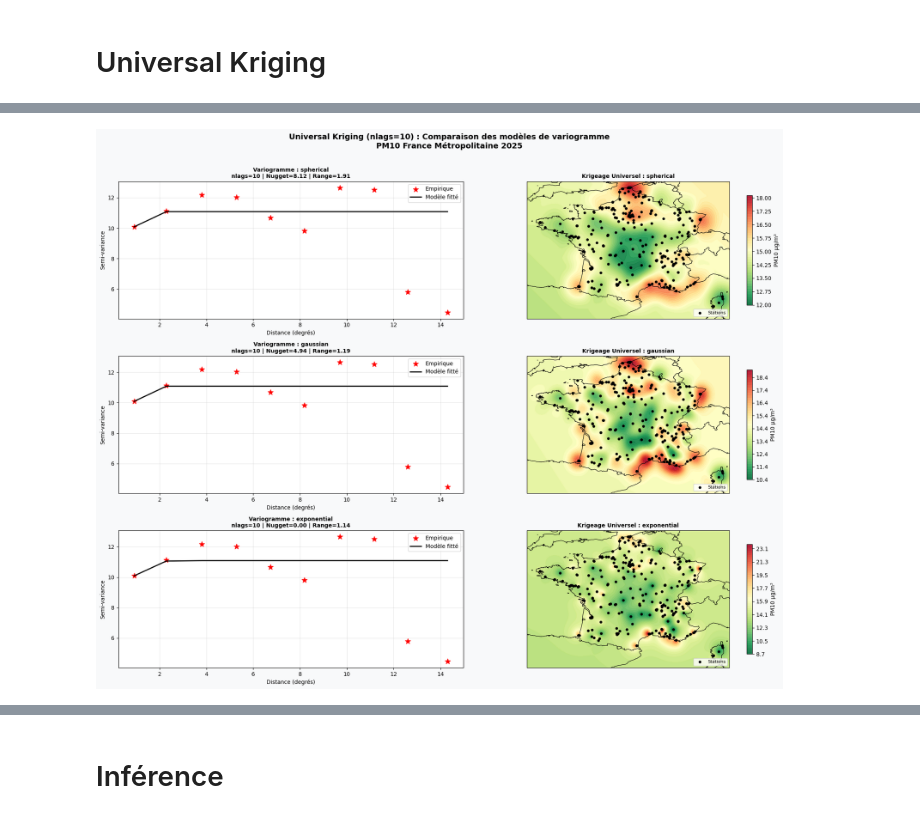
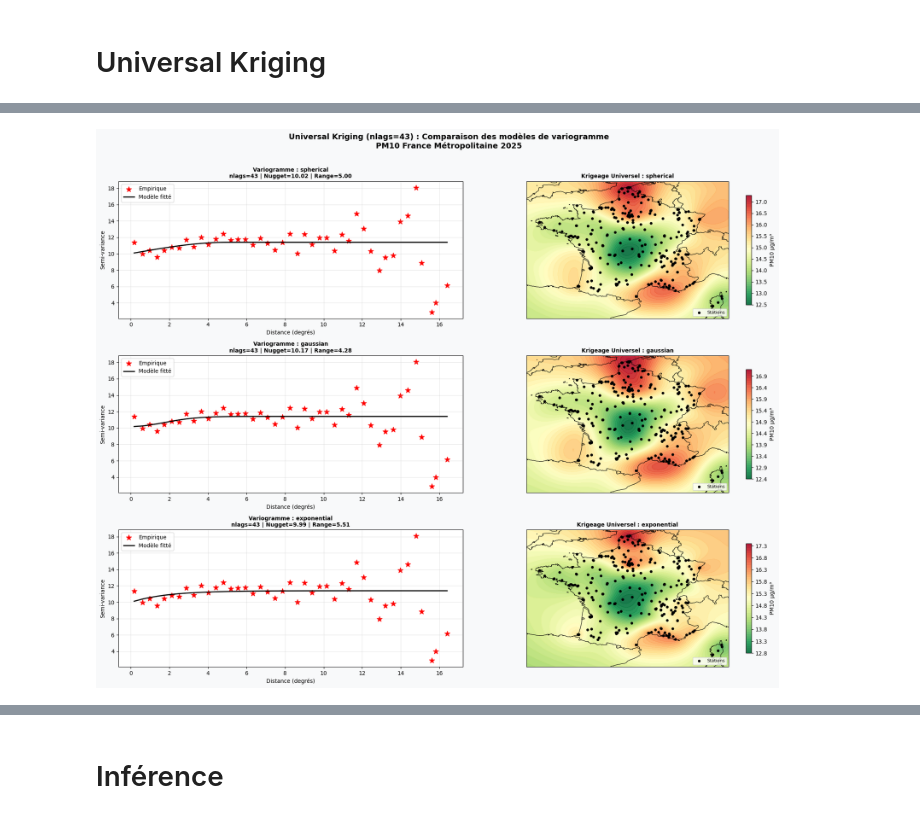
Before and after one commit to Gookd/spatial-pollution-risk-models, a Jupyter notebook: code/krigeage.ipynb, the cells around one changed output, grey strips where cells are left out. Saved outputs shown, nothing was run; the diff lists cells and outputs as text; code cells hidden in the pictures.

```diff
--- a/code/krigeage.ipynb
+++ b/code/krigeage.ipynb
@@ -416,6 +414,7 @@ modeles = ["spherical", "gaussian", "exponential"]
 resultats_uk = {}
 
 for nlags in range(5, 21):
+    print(f"Calculs Universal Kriging : nlags={nlags}")
     resultats_uk[nlags] = {}
     for modele in modeles:
         predicted = []
@@ -427,8 +426,10 @@ for nlags in range(5, 21):
             UK_cv = UniversalKriging(
                 lons_cv, lats_cv, vals_cv,
                 variogram_model=modele,
-                drift_terms=["regional_linear"],  # tendance linéaire
+                drift_terms=["regional_linear"],
                 nlags=nlags,
+                anisotropy_scaling=1.5,
+                anisotropy_angle=90,
                 verbose=False,
                 enable_plotting=False
             )
@@ -478,7 +478,7 @@ Meilleur nlags par modèle :
 from pykrige.uk import UniversalKriging
 import cartopy.crs as ccrs
 import cartopy.feature as cfeature
-nlags_choisi = 10  # change cette valeur
+nlags_choisi = 43  # change cette valeur
 
 modeles = ["spherical", "gaussian", "exponential"]
 
@@ -486,51 +486,65 @@ fig = plt.figure(figsize=(18, 14))
 fig.patch.set_facecolor('#f8f9fa')
 
 for idx, modele in enumerate(modeles):
-    UK = UniversalKriging(
-        lons, lats, vals,
-        variogram_model=modele,
-        drift_terms=["regional_linear"],
-        nlags=nlags_choisi,
-        verbose=False,
-        enable_plotting=False
-    )
-    z, variance = UK.execute("grid", grid_lon, grid_lat)
+    UK_cv = UniversalKriging(
+                lons_cv, lats_cv, vals_cv,
+                variogram_model=modele,
+                drift_terms=["regional_linear"],
+                nlags=nlags_choisi,
+                anisotropy_scaling=1.5,
+                anisotropy_angle=0,
+                verbose=False,
+                enable_plotting=False
+            )
+    # UK_cv = UniversalKriging(
+    #     lons_cv, lats_cv, vals_cv,
+    #     variogram_model=modele,
+    #     variogram_parameters=[10, 3, 2],  # sill, range, nugget
+    #     drift_terms=["regional_linear"],
+    #     nlags=nlags,
+    #     anisotropy_scaling=1.5,
+    #     anisotropy_angle=90,
+    #     verbose=False,
+    #     enable_plotting=False
+    # )
+
+    z, variance = UK_cv.execute("grid", grid_lon, grid_lat)
 
     # --- Variogramme ---
     ax_vario = fig.add_subplot(3, 2, idx * 2 + 1)
-    lags_v = UK.lags
-    semi_v = UK.semivariance
-    model_v = UK.variogram_function(UK.variogram_model_parameters, lags_v)
+    lags_v = UK_cv.lags
+    semi_v = UK_cv.semivariance
+    model_v = UK_cv.variogram_function(UK_cv.variogram_model_parameters, lags_v)
 
     ax_vario.scatter(lags_v, semi_v, c="red", marker="*", s=100, label="Empirique")
     ax_vario.plot(lags_v, model_v, "k-", linewidth=2, label="Modèle fitté")
-    ax_vario.set_title(f"Variogramme : {modele}\nnlags={nlags_choisi} | Nugget={UK.variogram_model_parameters[2]:.2f} | Range={UK.variogram_model_parameters[1]:.2f}",
+    ax_vario.set_title(f"Variogramme : {modele}\nnlags={nlags_choisi} | Nugget={UK_cv.variogram_model_parameters[2]:.2f} | Range={UK_cv.variogram_model_parameters[1]:.2f}",
                        fontsize=10, fontweight='bold')
     ax_vario.set_xlabel("Distance (degrés)")
     ax_vario.set_ylabel("Semi-variance")
     ax_vario.legend()
     ax_vario.set_facecolor('white')
     ax_vario.grid(alpha=0.3)
 
     # --- Carte krigeage ---
     ax_map = fig.add_subplot(3, 2, idx * 2 + 2, projection=ccrs.PlateCarree())
     ax_map.set_extent([-5.5, 10.0, 41.0, 51.5], crs=ccrs.PlateCarree())
     ax_map.add_feature(cfeature.BORDERS, linewidth=0.8, edgecolor='black')
     ax_map.add_feature(cfeature.COASTLINE, linewidth=0.8)
     ax_map.add_feature(cfeature.LAND, facecolor='#f5f5f5')
 
     cf = ax_map.contourf(grid_lon, grid_lat, z, levels=50,
                           cmap="RdYlGn_r", transform=ccrs.PlateCarree(), alpha=0.9)
     ax_map.scatter(lons, lats, c="black", s=15, transform=ccrs.PlateCarree(),
                    zorder=5, label="Stations")
     plt.colorbar(cf, ax=ax_map, label="PM10 µg/m³", shrink=0.8)
     ax_map.set_title(f"Krigeage Universel : {modele}", fontsize=10, fontweight='bold')
     ax_map.legend(loc='lower right', fontsize=8)
 
 fig.suptitle(f"Universal Kriging (nlags={nlags_choisi}) : Comparaison des modèles de variogramme\nPM10 France Métropolitaine 2025",
              fontsize=14, fontweight='bold', y=1.01)
 
 plt.tight_layout()
 plt.show()
 # %% [output]
-[figure, old version]
+[figure, new version]
```
Also changed, not shown: parts of 7 cells of this notebook, 5 other files.
